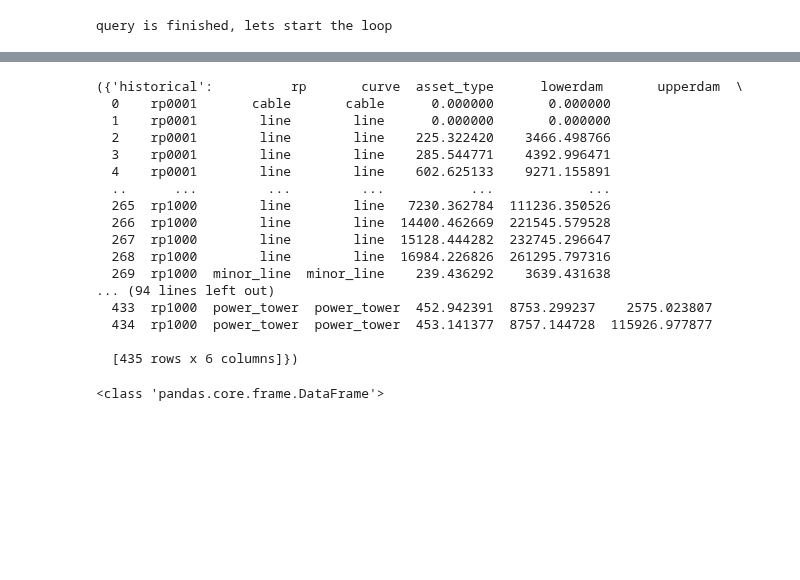
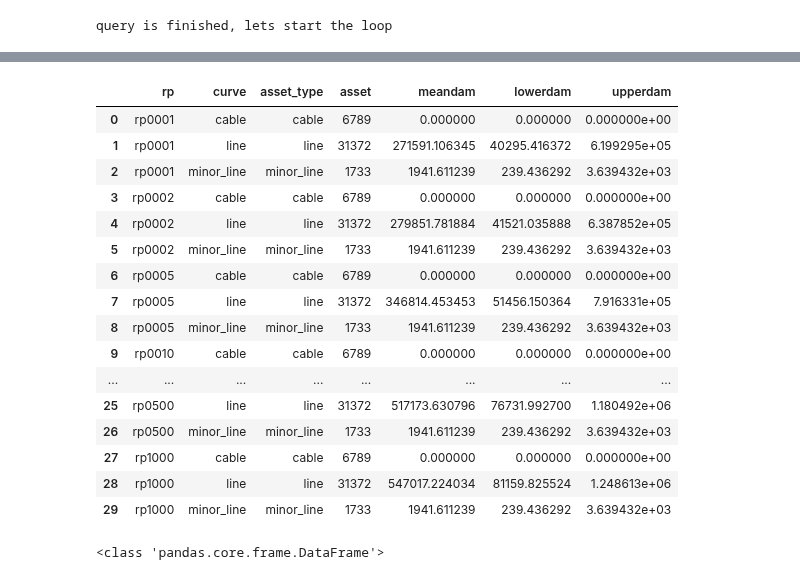
Before and after one commit to Mengqi-Ye/pg_risk_analysis, a Jupyter notebook: notebooks/Example_run.ipynb, the cells around one changed output, grey strips where cells are left out. Saved outputs shown, nothing was run; the diff lists cells and outputs as text; code cells hidden in the pictures; blank space fills up the shorter version.

```diff
--- a/notebooks/Example_run.ipynb
+++ b/notebooks/Example_run.ipynb
@@ -824,7 +740,7 @@ def assess_damage_osm(country_code,osm_power_infra,hazard_type):
     curves,maxdam = load_curves_maxdam(vul_curve_path,hazard_type)
 
     # read infrastructure data:
-    power_lines,power_poly,power_points = osm_power_infra
+    osm_lines,osm_poly,osm_points = osm_power_infra
 
     if hazard_type=='tc':
         # read wind data
@@ -832,8 +748,8 @@ def assess_damage_osm(country_code,osm_power_infra,hazard_type):
         df_ds = open_storm_data(country_code)
 
         # remove assets that will not have any damage
-        power_lines = power_lines.loc[power_lines.asset != 'cable'].reset_index(drop=True)
-        power_poly = power_poly.loc[power_poly.asset != 'plant'].reset_index(drop=True)
+        osm_lines = osm_lines.loc[osm_lines.asset != 'cable'].reset_index(drop=True)
+        osm_poly = osm_poly.loc[osm_poly.asset != 'plant'].reset_index(drop=True)
 
     elif hazard_type=='fl':
         # read flood data
@@ -855,7 +771,7 @@ def assess_damage_osm(country_code,osm_power_infra,hazard_type):
             return_periods = ['rp0001','rp0002','rp0005','rp0010','rp0025','rp0050','rp0100','rp0250','rp0500','rp1000']
 
         # assess damage for lines
-        overlay_lines = pd.DataFrame(overlay_hazard_assets(df_ds[climate_model],power_lines).T,
+        overlay_lines = pd.DataFrame(overlay_hazard_assets(df_ds[climate_model],osm_lines).T,
                                      columns=['asset','hazard_point'])
 
 
@@ -865,13 +781,13 @@ def assess_damage_osm(country_code,osm_power_infra,hazard_type):
             for return_period in return_periods:
                 collect_line_damages.append(get_damage_per_asset_per_rp(asset,
                                                                        df_ds[climate_model],
-                                                                       power_lines,
+                                                                       osm_lines,
                                                                        curves,
                                                                        maxdam,
                                                                        return_period,
                                                                        country_code))
 
-        get_asset_type_line = dict(zip(power_lines.index,power_lines.asset))
+        get_asset_type_line = dict(zip(osm_lines.index,osm_lines.asset))
 
         if hazard_type == 'fl':
             results = pd.DataFrame(collect_line_damages,columns=['rp','asset','curve','meandam','lowerdam','upperdam'])  #columns=['rp','asset','curve','damage']
@@ -881,11 +797,11 @@ def assess_damage_osm(country_code,osm_power_infra,hazard_type):
 
         results['asset_type'] = results.asset.apply(lambda x : get_asset_type_line[x])
 
-        damaged_lines[climate_model] = results.groupby(['rp','curve','asset_type']).sum().reset_index()
+        damaged_lines[climate_model] = results.groupby(['rp','curve','asset_type']).sum().drop(['asset'], axis=1).reset_index()
 
         # assess damage for polygons
-        if len(power_poly) > 0:
-            overlay_poly = pd.DataFrame(overlay_hazard_assets(df_ds[climate_model],power_poly).T,
+        if len(osm_poly) > 0:
+            overlay_poly = pd.DataFrame(overlay_hazard_assets(df_ds[climate_model],osm_poly).T,
                                     columns=['asset','hazard_point'])
         else:
             overlay_poly = pd.DataFrame()
@@ -900,13 +816,13 @@ def assess_damage_osm(country_code,osm_power_infra,hazard_type):
                 for return_period in return_periods:
                     collect_poly_damages.append(get_damage_per_asset_per_rp(asset,
                                                                            df_ds[climate_model],
-                                                                           power_poly,
+                                                                           osm_poly,
                                                                            curves,
                                                                            maxdam,
                                                                            return_period,
                                                                            country_code))
 
-            get_asset_type_poly = dict(zip(power_poly.index,power_poly.asset))
+            get_asset_type_poly = dict(zip(osm_poly.index,osm_poly.asset))
 
             if hazard_type == 'fl':
                 results = pd.DataFrame(collect_poly_damages ,columns=['rp','asset','curve','meandam','lowerdam','upperdam'])
@@ -916,10 +832,10 @@ def assess_damage_osm(country_code,osm_power_infra,hazard_type):
 
             results['asset_type'] = results.asset.apply(lambda x : get_asset_type_poly[x])
 
-            damaged_poly[climate_model] = results.groupby(['rp','curve','asset_type']).sum().reset_index()
+            damaged_poly[climate_model] = results.groupby(['rp','curve','asset_type']).sum().drop(['asset'], axis=1).reset_index()
 
         # assess damage for points
-        overlay_points = pd.DataFrame(overlay_hazard_assets(df_ds[climate_model],power_points).T,
+        overlay_points = pd.DataFrame(overlay_hazard_assets(df_ds[climate_model],osm_points).T,
                                       columns=['asset','hazard_point'])
         collect_point_damages = []
         for asset in tqdm(overlay_points.groupby('asset'),total=len(overlay_points.asset.unique()),
@@ -927,13 +843,13 @@ def assess_damage_osm(country_code,osm_power_infra,hazard_type):
             for return_period in return_periods:
                 collect_point_damages.append(get_damage_per_asset_per_rp(asset,
                                                                         df_ds[climate_model],
-                                                                        power_points,
+                                                                        osm_points,
                                                                         curves,
                                                                         maxdam,
                                                                         return_period,
                                                                         country_code))
 
-        get_asset_type_point = dict(zip(power_points.index,power_points.asset))
+        get_asset_type_point = dict(zip(osm_points.index,osm_points.asset))
 
         if hazard_type == 'fl':
             results = pd.DataFrame(collect_point_damages ,columns=['rp','asset','curve','meandam','lowerdam','upperdam'])
@@ -943,7 +859,7 @@ def assess_damage_osm(country_code,osm_power_infra,hazard_type):
 
         results['asset_type'] = results.asset.apply(lambda x : get_asset_type_point[x])
 
-        damaged_points[climate_model] = results.groupby(['rp','curve','asset_type']).sum().reset_index()
+        damaged_points[climate_model] = results.groupby(['rp','curve','asset_type']).sum().drop(['asset'], axis=1).reset_index()
 
     return damaged_lines,damaged_poly,damaged_points
 # %%
@@ -956,25 +869,25 @@ Loading future coastal flood data ...
 #    osm_damage_infra[0]['historical'].to_excel(writer, sheet_name='Sheet_name_1')
 # %%
 # extract nested dict by key
-osm_damage_infra# [0]['historical']
+osm_damage_infra[0]['historical']
 # %% [output]
-({'historical':          rp       curve  asset_type      lowerdam       upperdam  \
-  0    rp0001       cable       cable      0.000000       0.000000
-  1    rp0001        line        line      0.000000       0.000000
-  2    rp0001        line        line    225.322420    3466.498766
-  3    rp0001        line        line    285.544771    4392.996471
-  4    rp0001        line        line    602.625133    9271.155891
-  ..      ...         ...         ...           ...            ...
-  265  rp1000        line        line   7230.362784  111236.350526
-  266  rp1000        line        line  14400.462669  221545.579528
-  267  rp1000        line        line  15128.444282  232745.296647
-  268  rp1000        line        line  16984.226826  261295.797316
-  269  rp1000  minor_line  minor_line    239.436292    3639.431638
-... (94 lines left out)
-  433  rp1000  power_tower  power_tower  452.942391  8753.299237    2575.023807
-  434  rp1000  power_tower  power_tower  453.141377  8757.144728  115926.977877
-
-  [435 rows x 6 columns]})
+|  | rp | curve | asset_type | asset | meandam | lowerdam | upperdam |
+| 0 | rp0001 | cable | cable | 6789 | 0.000000 | 0.000000 | 0.000000e+00 |
+| 1 | rp0001 | line | line | 31372 | 271591.106345 | 40295.416372 | 6.199295e+05 |
+| 2 | rp0001 | minor_line | minor_line | 1733 | 1941.611239 | 239.436292 | 3.639432e+03 |
+| 3 | rp0002 | cable | cable | 6789 | 0.000000 | 0.000000 | 0.000000e+00 |
+| 4 | rp0002 | line | line | 31372 | 279851.781884 | 41521.035888 | 6.387852e+05 |
+| 5 | rp0002 | minor_line | minor_line | 1733 | 1941.611239 | 239.436292 | 3.639432e+03 |
+| 6 | rp0005 | cable | cable | 6789 | 0.000000 | 0.000000 | 0.000000e+00 |
+| 7 | rp0005 | line | line | 31372 | 346814.453453 | 51456.150364 | 7.916331e+05 |
+| 8 | rp0005 | minor_line | minor_line | 1733 | 1941.611239 | 239.436292 | 3.639432e+03 |
+| 9 | rp0010 | cable | cable | 6789 | 0.000000 | 0.000000 | 0.000000e+00 |
+| ... | ... | ... | ... | ... | ... | ... | ... |
+| 25 | rp0500 | line | line | 31372 | 517173.630796 | 76731.992700 | 1.180492e+06 |
+| 26 | rp0500 | minor_line | minor_line | 1733 | 1941.611239 | 239.436292 | 3.639432e+03 |
+| 27 | rp1000 | cable | cable | 6789 | 0.000000 | 0.000000 | 0.000000e+00 |
+| 28 | rp1000 | line | line | 31372 | 547017.224034 | 81159.825524 | 1.248613e+06 |
+| 29 | rp1000 | minor_line | minor_line | 1733 | 1941.611239 | 239.436292 | 3.639432e+03 |
 # %%
 print(type(osm_damage_infra[0]['historical']))
 # %% [output]
```
Also changed, not shown: parts of 18 cells of this notebook.
